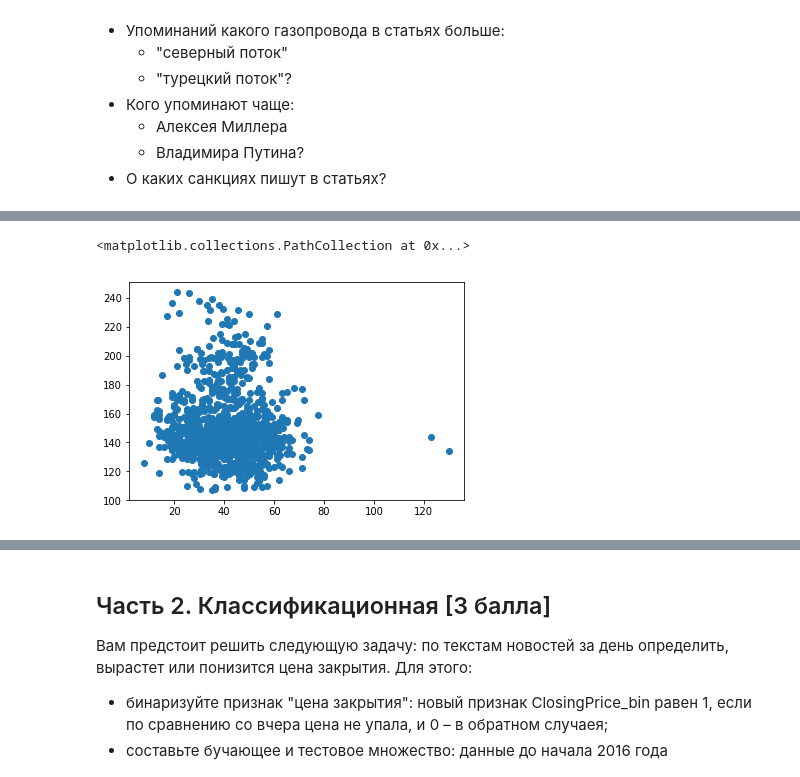
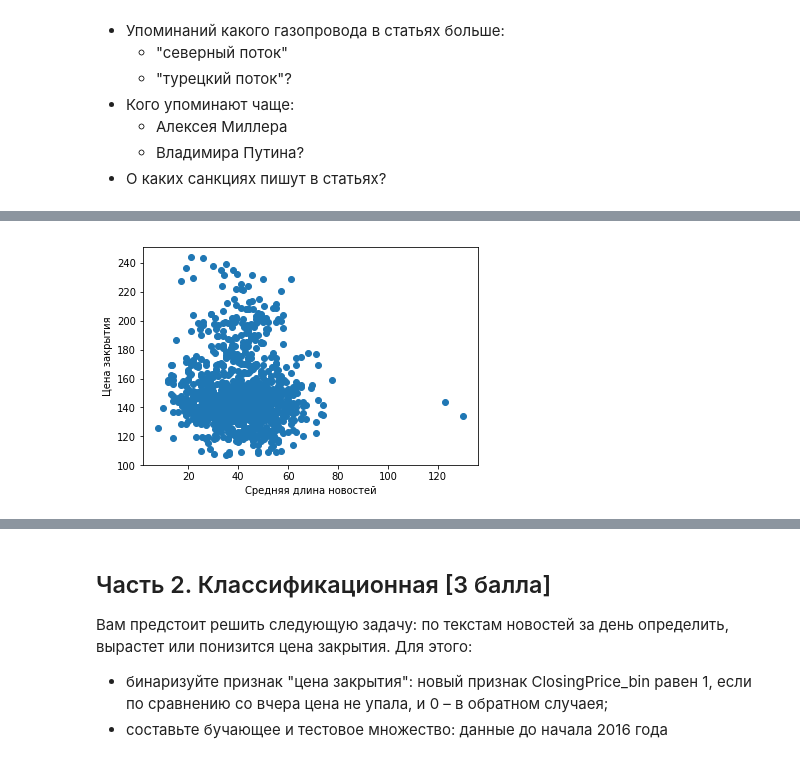
Before and after one commit to KirillZhingalov/minop_hws, a Jupyter notebook: hw2_undone.ipynb, the cells around one changed output, grey strips where cells are left out. Drawn from its saved outputs; the diff is of its cells as text; code cells hidden in the pictures.

```diff
--- a/hw2_undone.ipynb
+++ b/hw2_undone.ipynb
@@ -148,17 +147,18 @@ Wall time: 21 s
 # %%
-# Вроде как нет
+# Корреляции между средней длиной новостей и ценой закрытия нет
 import matplotlib.pyplot as plt
 import numpy as np
 % matplotlib inline
 
 len_news = []
 for lst_news in all_info['text']:
     len_mean = []
     for news in lst_news:
         len_mean.append(len(news))
     len_news.append(np.mean(len_mean))
 
 plt.scatter(y=all_info['ClosingPrice'], x=len_news)
+plt.xlabel('Средняя длина новостей')
+plt.ylabel('Цена закрытия');
 # %% [output]
-<matplotlib.collections.PathCollection at 0x...>
-[figure, old version]
+[figure, new version]
```
Also changed, not shown: parts of 7 cells of this notebook.
